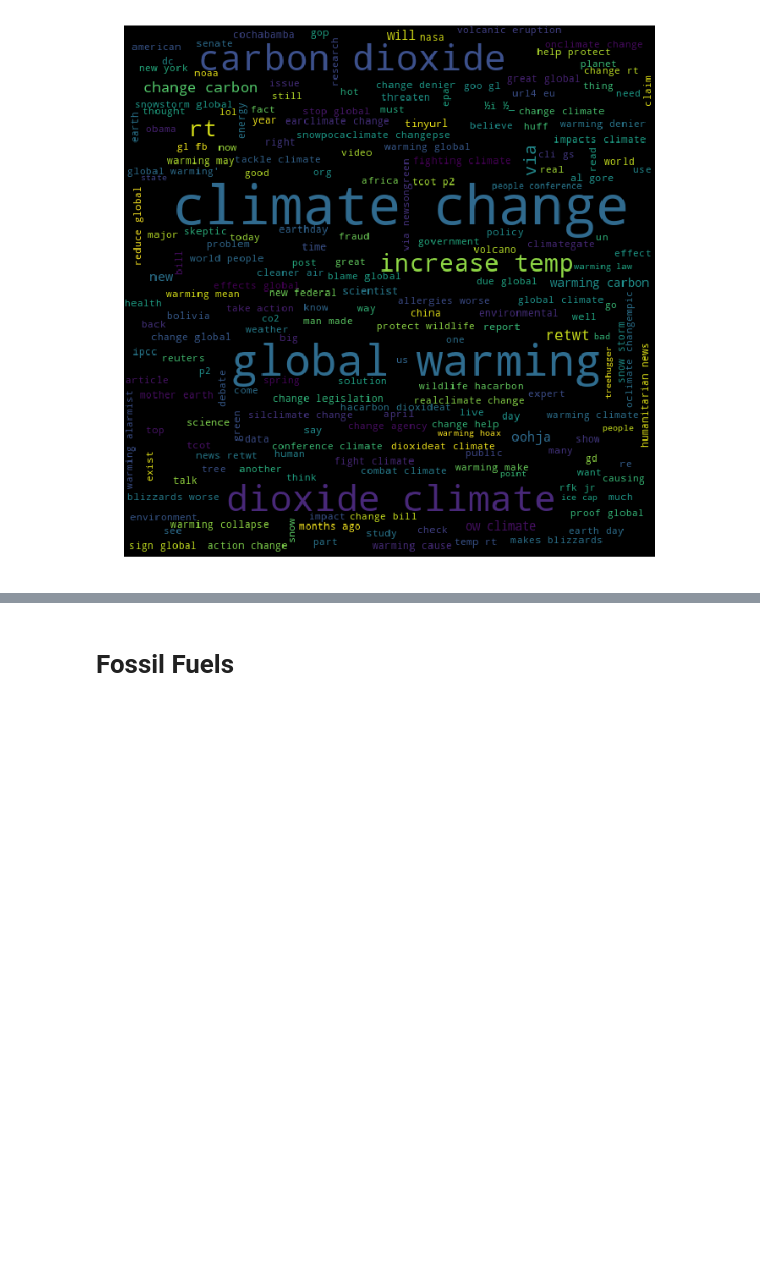
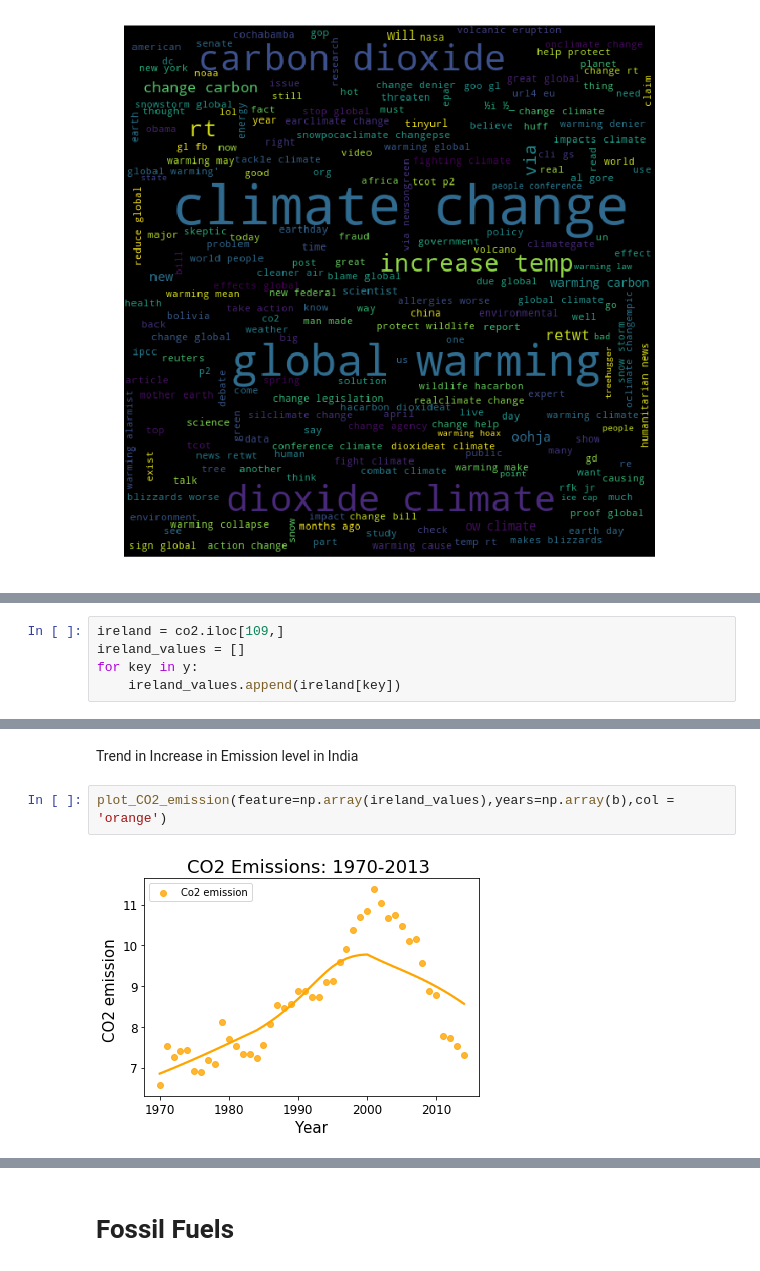
Before and after one commit to ajain0395/data-science, a Jupyter notebook: Assignment1/MT18052_Assignment 1.ipynb, the cells around one changed output, grey strips where cells are left out. Drawn from its saved outputs; the diff is of its cells as text; blank space fills up the shorter version.

```diff
--- a/Assignment1/MT18052_Assignment 1.ipynb
+++ b/Assignment1/MT18052_Assignment 1.ipynb
@@ -175,0 +151,5 @@ word_cloud(unique_wrds)
+# %%
+ireland = co2.iloc[109,]
+ireland_values = []
+for key in y:
+    ireland_values.append(ireland[key])
@@ -175,0 +168,6 @@ word_cloud(unique_wrds)
+# %% [markdown]
+Trend in Increase in Emission level in India
+# %%
+plot_CO2_emission(feature=np.array(ireland_values),years=np.array(b),col = 'orange')
+# %% [output]
+[figure, added]
```
Also changed, not shown: parts of 66 cells of this notebook.
